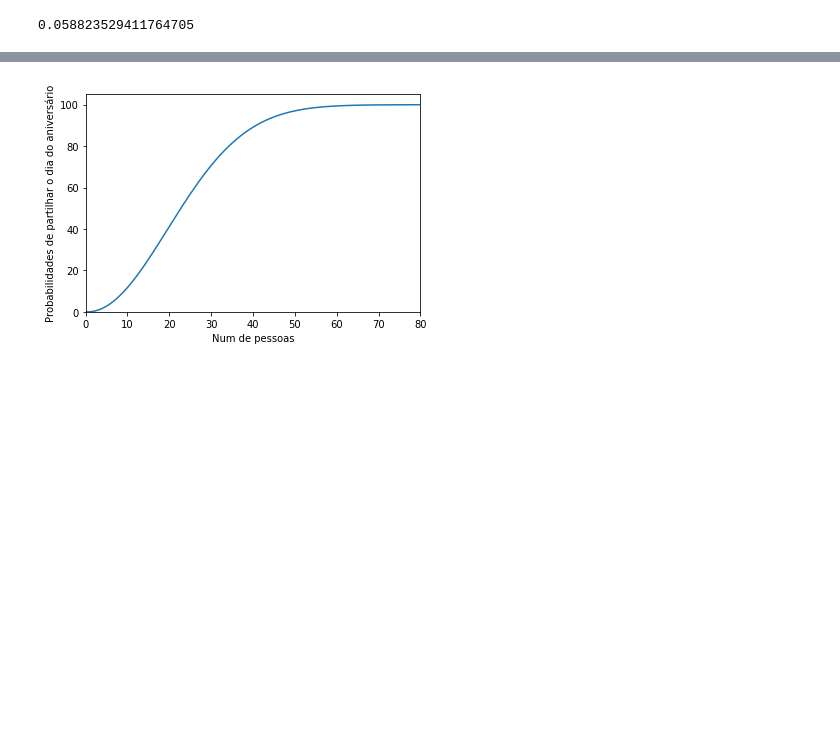
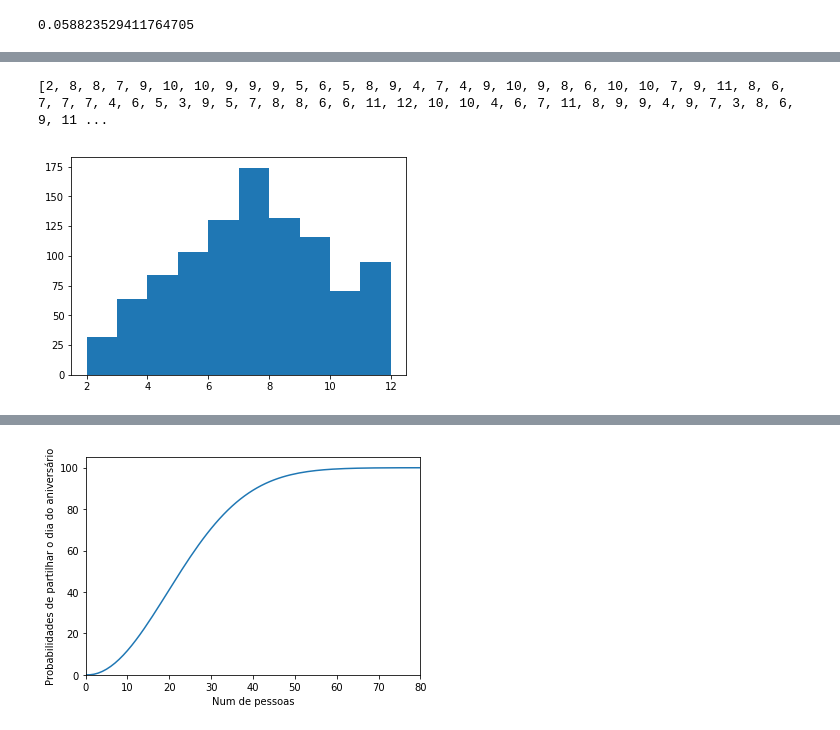
Before and after one commit to sn3fru/datascience_course, a Jupyter notebook: 1-analise-exploratória-basica/04-probabilidade/aula.ipynb, the cells around one changed output, grey strips where cells are left out. Drawn from its saved outputs; the diff is of its cells as text; code cells hidden in the pictures; blank space fills up the shorter version.

```diff
--- a/1-analise-exploratória-basica/04-probabilidade/aula.ipynb
+++ b/1-analise-exploratória-basica/04-probabilidade/aula.ipynb
@@ -38,0 +249,24 @@ Quantas pessoas precisam ter em uma sala para que tenha pelo menos um par de ani
+# %%
+import matplotlib.pyplot as plt
+import random
+%matplotlib inline
+
+plt.ion()
+
+def roll_pair():
+    total = []
+    n=1000
+    for choice in range(n):
+        roll1 = random.randint(1,6)
+        roll2 = random.randint(1,6)
+        total += [(roll1+roll2)]
+
+    print (total)
+
+    plt.hist(total)
+    plt.show()
+# %%
+roll_pair()
+# %% [output]
+[2, 8, 8, 7, 9, 10, 10, 9, 9, 9, 5, 6, 5, 8, 9, 4, 7, 4, 9, 10, 9, 8, 6, 10, 10, 7, 9, 11, 8, 6, 7, 7, 7, 4, 6, 5, 3, 9, 5, 7, 8, 8, 6, 6, 11, 12, 10, 10, 4, 6, 7, 11, 8, 9, 9, 4, 9, 7, 3, 8, 6, 9, 11 ...
+[figure, added]
```
Also changed, not shown: parts of 29 cells of this notebook, 13 other files.
